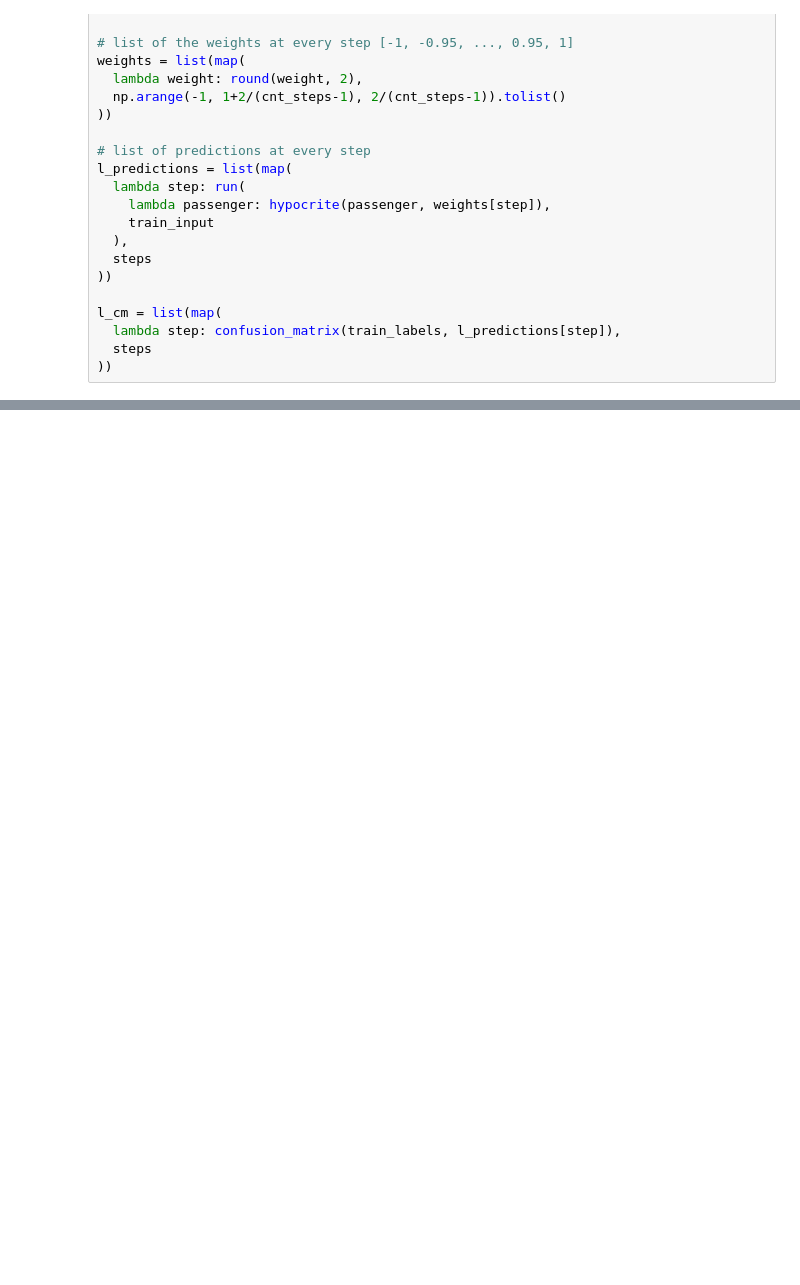
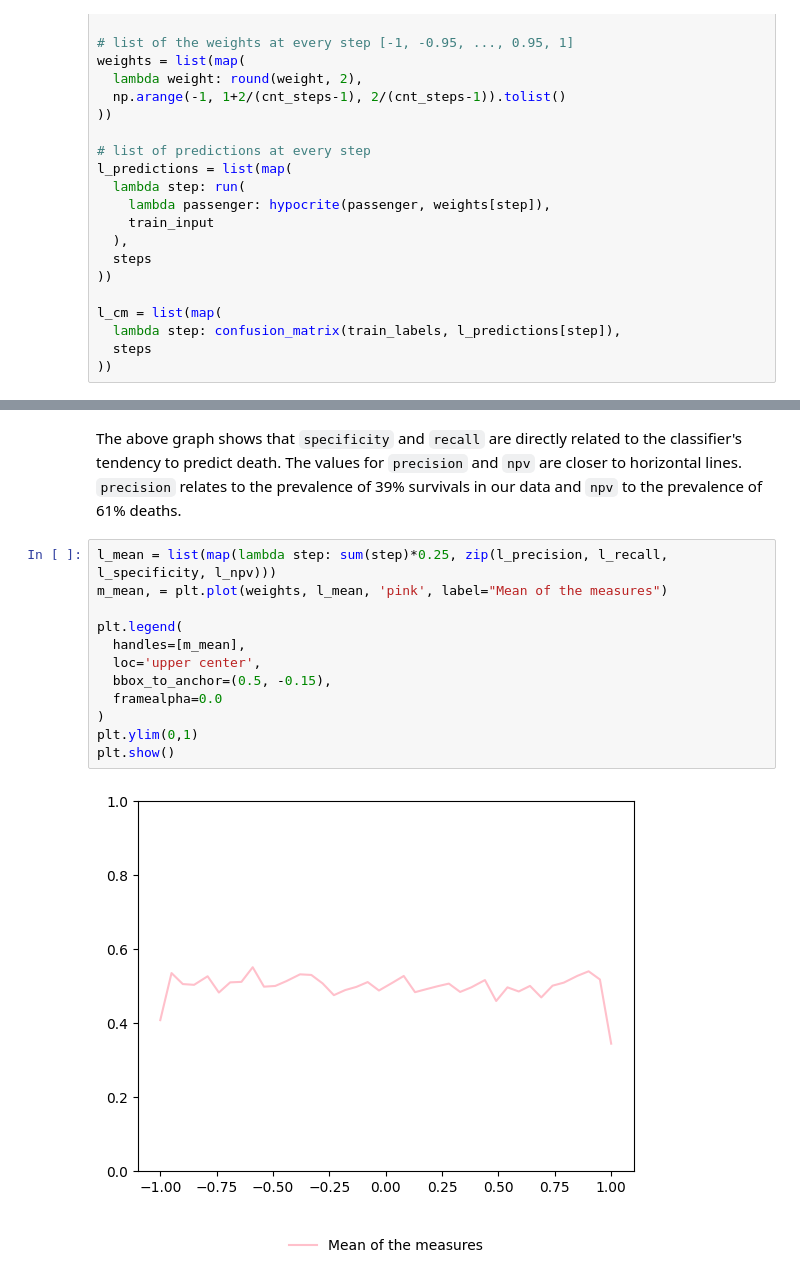
Before and after one commit to tydanny/qmwp-ch-2, a Jupyter notebook: bin-class.ipynb, the cells around one changed output, grey strips where cells are left out. Drawn from its saved outputs; the diff is of its cells as text; blank space fills up the shorter version.

```diff
--- a/bin-class.ipynb
+++ b/bin-class.ipynb
@@ -314,0 +341,16 @@ plt.show()
+# %% [markdown]
+The above graph shows that `specificity` and `recall` are directly related to the classifier's tendency to predict death. The values for `precision` and `npv` are closer to horizontal lines. `precision` relates to the prevalence of 39% survivals in our data and `npv` to the prevalence of 61% deaths.
+# %%
+l_mean = list(map(lambda step: sum(step)*0.25, zip(l_precision, l_recall, l_specificity, l_npv)))
+m_mean, = plt.plot(weights, l_mean, 'pink', label="Mean of the measures")
+
+plt.legend(
+  handles=[m_mean],
+  loc='upper center',
+  bbox_to_anchor=(0.5, -0.15),
+  framealpha=0.0
+)
+plt.ylim(0,1)
+plt.show()
+# %% [output]
+[figure, added]
```
Also changed, not shown: parts of 14 cells of this notebook, 2 other files.
